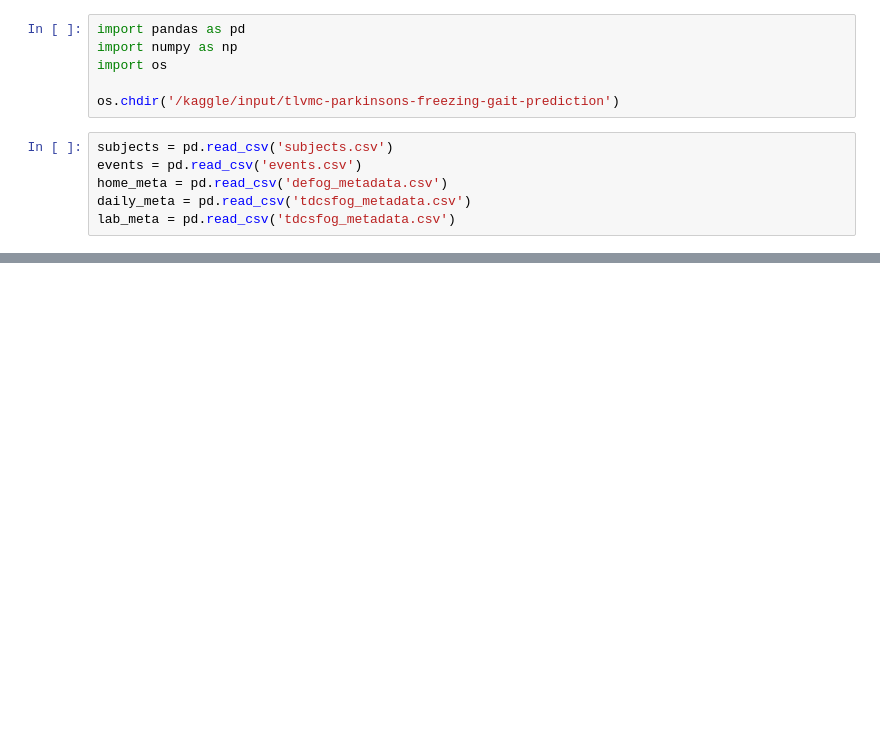
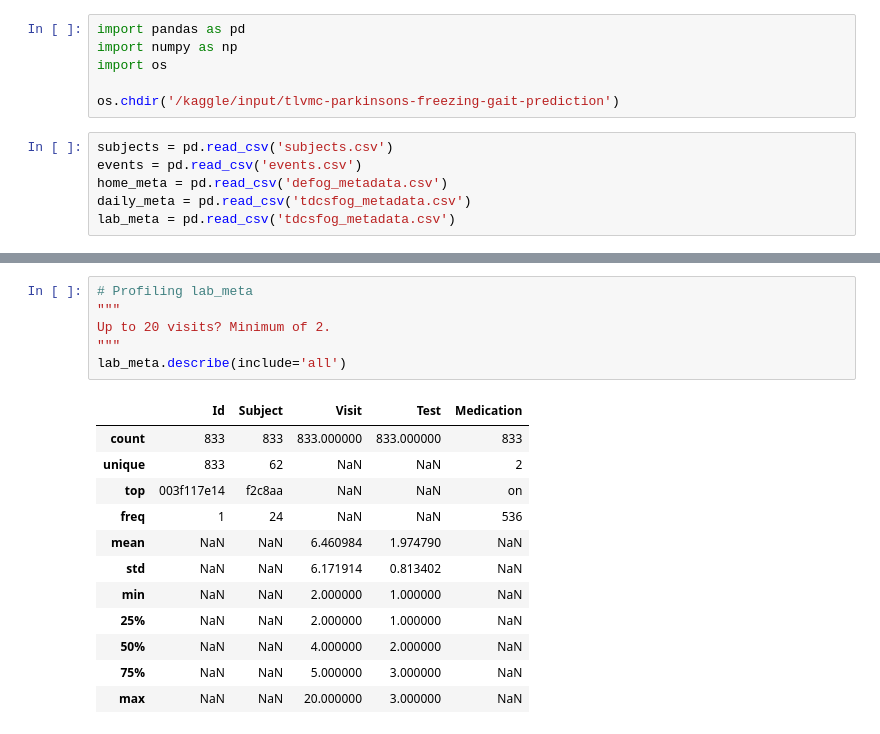
Before and after one commit to hello-bob/kaggle_parkinsons_fog, a Jupyter notebook: fog-eda.ipynb, the cells around one changed output, grey strips where cells are left out. Saved outputs shown, nothing was run; the diff lists cells and outputs as text; blank space fills up the shorter version.

```diff
--- a/fog-eda.ipynb
+++ b/fog-eda.ipynb
@@ -57,0 +72,19 @@ subjects.head()
+# %%
+# Profiling lab_meta
+"""
+Up to 20 visits? Minimum of 2.
+"""
+lab_meta.describe(include='all')
+# %% [output]
+|  | Id | Subject | Visit | Test | Medication |
+| count | 833 | 833 | 833.000000 | 833.000000 | 833 |
+| unique | 833 | 62 | NaN | NaN | 2 |
+| top | 003f117e14 | f2c8aa | NaN | NaN | on |
+| freq | 1 | 24 | NaN | NaN | 536 |
+| mean | NaN | NaN | 6.460984 | 1.974790 | NaN |
+| std | NaN | NaN | 6.171914 | 0.813402 | NaN |
+| min | NaN | NaN | 2.000000 | 1.000000 | NaN |
+| 25% | NaN | NaN | 2.000000 | 1.000000 | NaN |
+| 50% | NaN | NaN | 4.000000 | 2.000000 | NaN |
+| 75% | NaN | NaN | 5.000000 | 3.000000 | NaN |
+| max | NaN | NaN | 20.000000 | 3.000000 | NaN |
```
Also changed, not shown: parts of 15 cells of this notebook.
